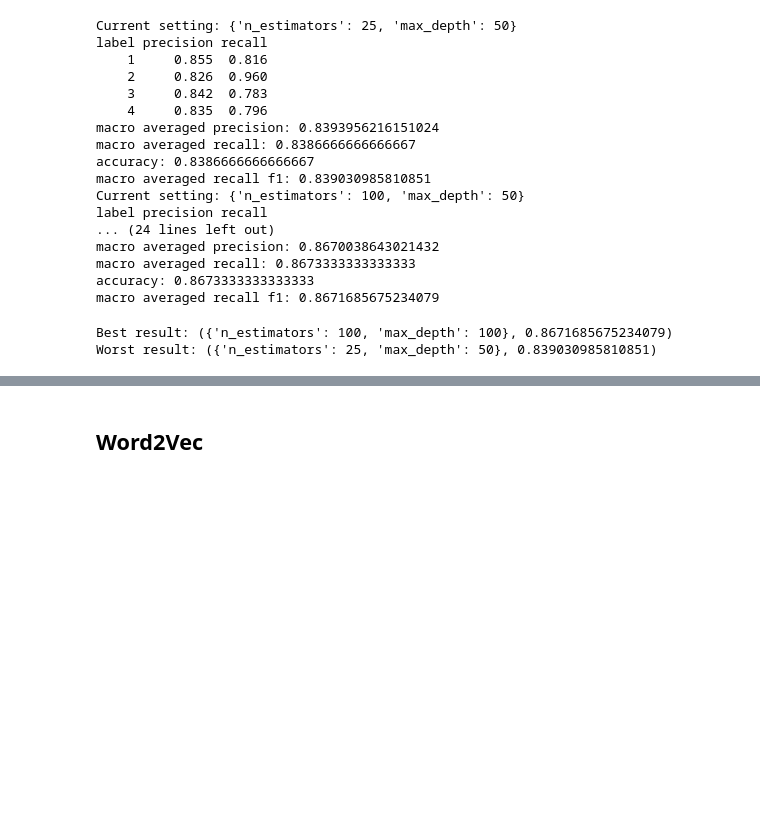
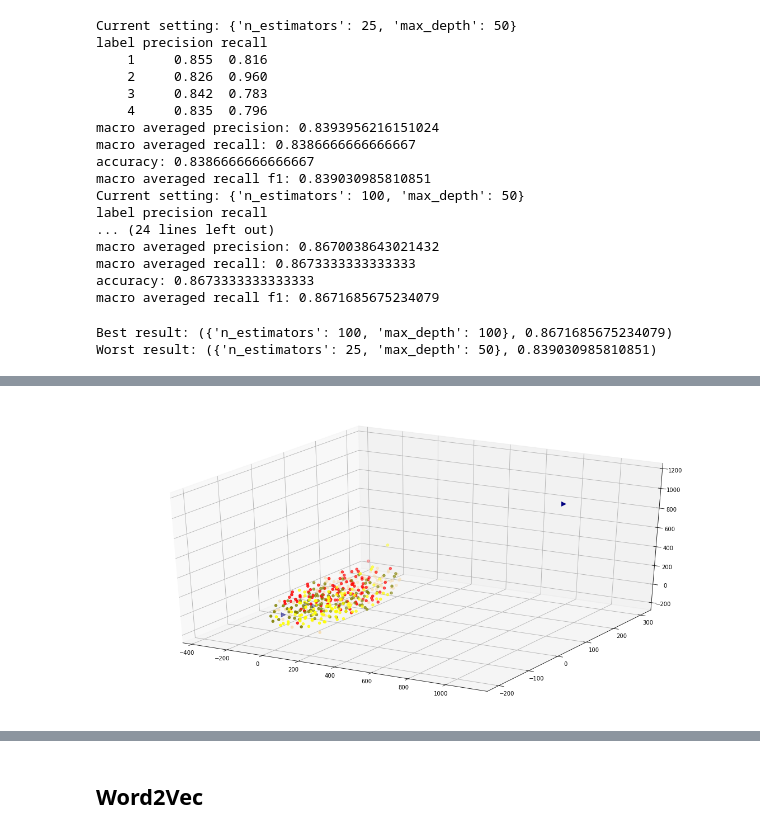
Before and after one commit to SeyedAlirezaFatemi/modern-information-retrieval, a Jupyter notebook: MIR-Project.ipynb, the cells around one changed output, grey strips where cells are left out. Cells and saved outputs as stored; diff of their text form; code cells hidden in the pictures; blank space fills up the shorter version.

Commit message:
Experimenting with k_means and TSNE.

```diff
--- a/MIR-Project.ipynb
+++ b/MIR-Project.ipynb
@@ -706,0 +668,22 @@ plt.scatter(X_embedded[:, 0], X_embedded[:, 1])
+# %%
+class_size = 100
+class_indices = [
+    np.nonzero(train_labels == class_)[0] for class_ in range(num_classes)
+]
+
+chosen_indices = np.array(
+    [
+        np.random.choice(class_indices[class_], class_size, replace=False)
+        for class_ in range(num_classes)
+    ]
+).flatten()
+chosen_train_documents = train_feature_matrix[chosen_indices]
+chosen_labels = labels[chosen_indices]
+# %%
+chosen_train_documents = np.append(chosen_train_documents, centroids, axis=0)
+# %%
+colors = ["wheat", "red", "olive", "yellow"]
+original_colors = []
+for i in range(num_classes):
+    original_colors += [colors[i]] * class_size
+original_colors += ["navy"] * 4
@@ -706,0 +697,21 @@ plt.scatter(X_embedded[:, 0], X_embedded[:, 1])
+# %%
+tsne = TSNE(n_components=3)
+X_embedded = tsne.fit_transform(chosen_train_documents)
+# %%
+fig = plt.figure(figsize=(20, 10))
+ax = fig.add_subplot(111, projection="3d")
+
+ax.scatter(
+    X_embedded[:-4, 0], X_embedded[:-4, 1], X_embedded[:-4, 2], c=original_colors[:-4]
+)
+ax.scatter(
+    X_embedded[-4:, 0],
+    X_embedded[-4:, 1],
+    X_embedded[-4:, 2],
+    c=original_colors[-4:],
+    marker=">",
+    s=60,
+)
+plt.show()
+# %% [output]
+[figure, added]
```
Also changed, not shown: parts of 25 cells of this notebook.
